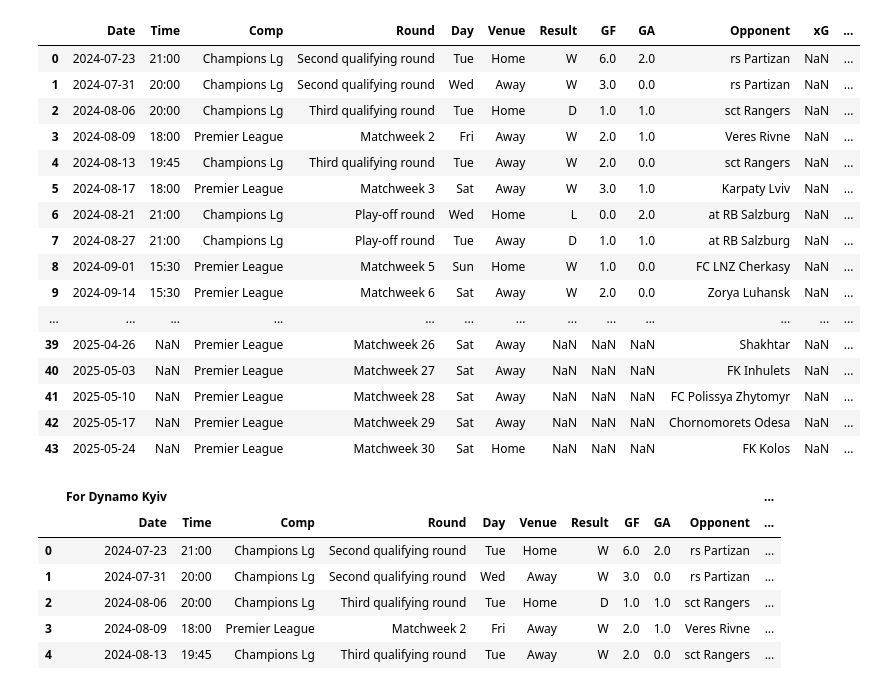
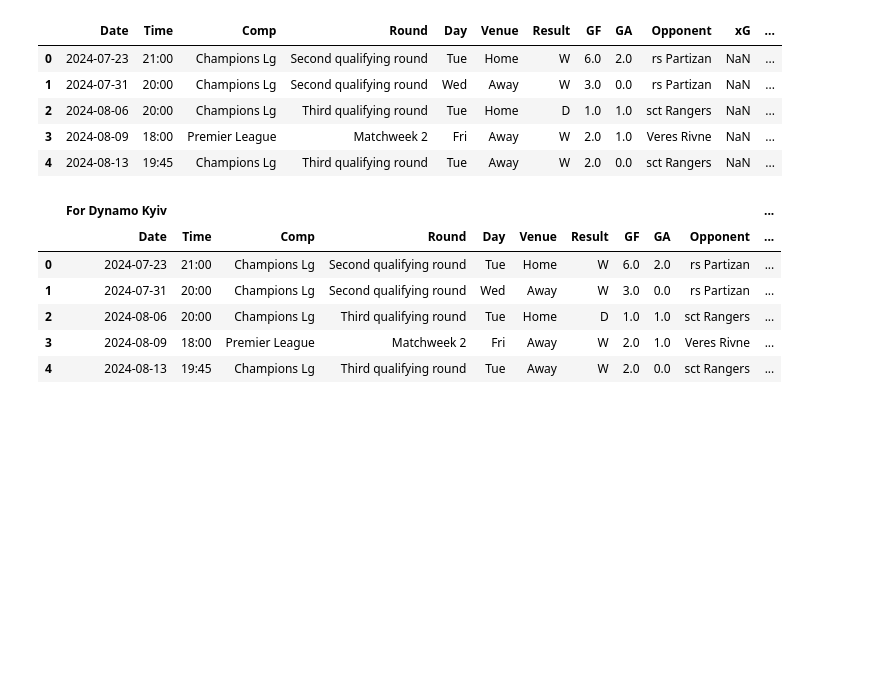
Before and after one commit to Pitap4ik/UkrainianPremierLeague_Analytics, a Jupyter notebook: UkrainianPremierLeague_DataScraping.ipynb, the cells around one changed output. Saved outputs shown, nothing was run; the diff lists cells and outputs as text; code cells hidden in the pictures; blank space fills up the shorter version.

```diff
--- a/UkrainianPremierLeague_DataScraping.ipynb
+++ b/UkrainianPremierLeague_DataScraping.ipynb
@@ -30,25 +30,14 @@ from io import StringIO
 # %%
 matches = pd.read_html(StringIO(data.text), match="Scores & Fixtures")
 # %%
-matches[0]
+matches[0].head()
 # %% [output]
 |  | Date | Time | Comp | Round | Day | Venue | Result | GF | GA | Opponent | xG | ... |
 | 0 | 2024-07-23 | 21:00 | Champions Lg | Second qualifying round | Tue | Home | W | 6.0 | 2.0 | rs Partizan | NaN | ... |
 | 1 | 2024-07-31 | 20:00 | Champions Lg | Second qualifying round | Wed | Away | W | 3.0 | 0.0 | rs Partizan | NaN | ... |
 | 2 | 2024-08-06 | 20:00 | Champions Lg | Third qualifying round | Tue | Home | D | 1.0 | 1.0 | sct Rangers | NaN | ... |
 | 3 | 2024-08-09 | 18:00 | Premier League | Matchweek 2 | Fri | Away | W | 2.0 | 1.0 | Veres Rivne | NaN | ... |
 | 4 | 2024-08-13 | 19:45 | Champions Lg | Third qualifying round | Tue | Away | W | 2.0 | 0.0 | sct Rangers | NaN | ... |
-| 5 | 2024-08-17 | 18:00 | Premier League | Matchweek 3 | Sat | Away | W | 3.0 | 1.0 | Karpaty Lviv | NaN | ... |
-| 6 | 2024-08-21 | 21:00 | Champions Lg | Play-off round | Wed | Home | L | 0.0 | 2.0 | at RB Salzburg | NaN | ... |
-| 7 | 2024-08-27 | 21:00 | Champions Lg | Play-off round | Tue | Away | D | 1.0 | 1.0 | at RB Salzburg | NaN | ... |
-| 8 | 2024-09-01 | 15:30 | Premier League | Matchweek 5 | Sun | Home | W | 1.0 | 0.0 | FC LNZ Cherkasy | NaN | ... |
-| 9 | 2024-09-14 | 15:30 | Premier League | Matchweek 6 | Sat | Away | W | 2.0 | 0.0 | Zorya Luhansk | NaN | ... |
-| ... | ... | ... | ... | ... | ... | ... | ... | ... | ... | ... | ... | ... |
-| 39 | 2025-04-26 | NaN | Premier League | Matchweek 26 | Sat | Away | NaN | NaN | NaN | Shakhtar | NaN | ... |
-| 40 | 2025-05-03 | NaN | Premier League | Matchweek 27 | Sat | Away | NaN | NaN | NaN | FK Inhulets | NaN | ... |
-| 41 | 2025-05-10 | NaN | Premier League | Matchweek 28 | Sat | Away | NaN | NaN | NaN | FC Polissya Zhytomyr | NaN | ... |
-| 42 | 2025-05-17 | NaN | Premier League | Matchweek 29 | Sat | Away | NaN | NaN | NaN | Chornomorets Odesa | NaN | ... |
-| 43 | 2025-05-24 | NaN | Premier League | Matchweek 30 | Sat | Home | NaN | NaN | NaN | FK Kolos | NaN | ... |
 # %%
 soup=BeautifulSoup(data.text)
 # %%
```
Also changed, not shown: parts of 8 cells of this notebook.
